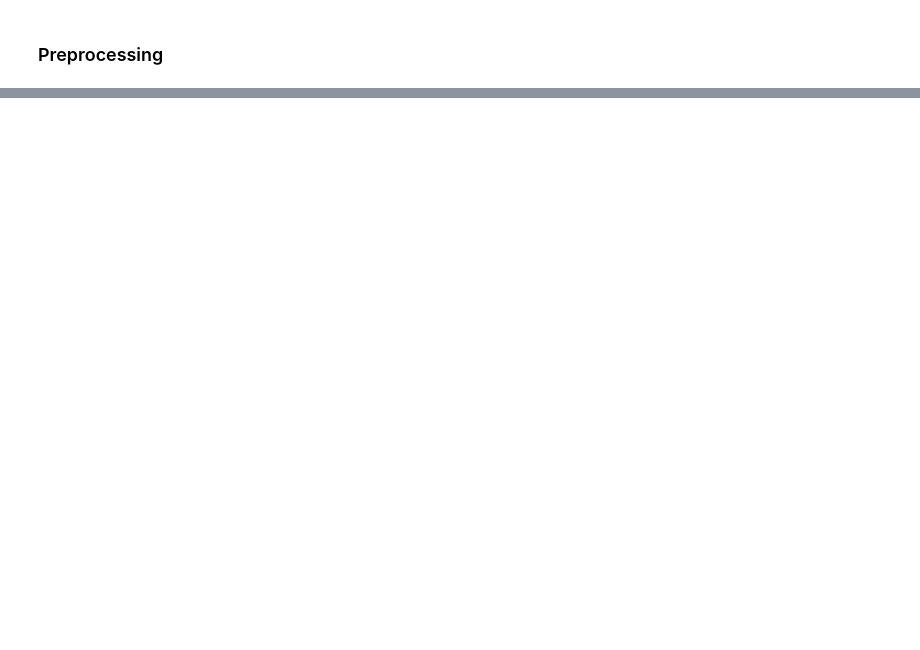
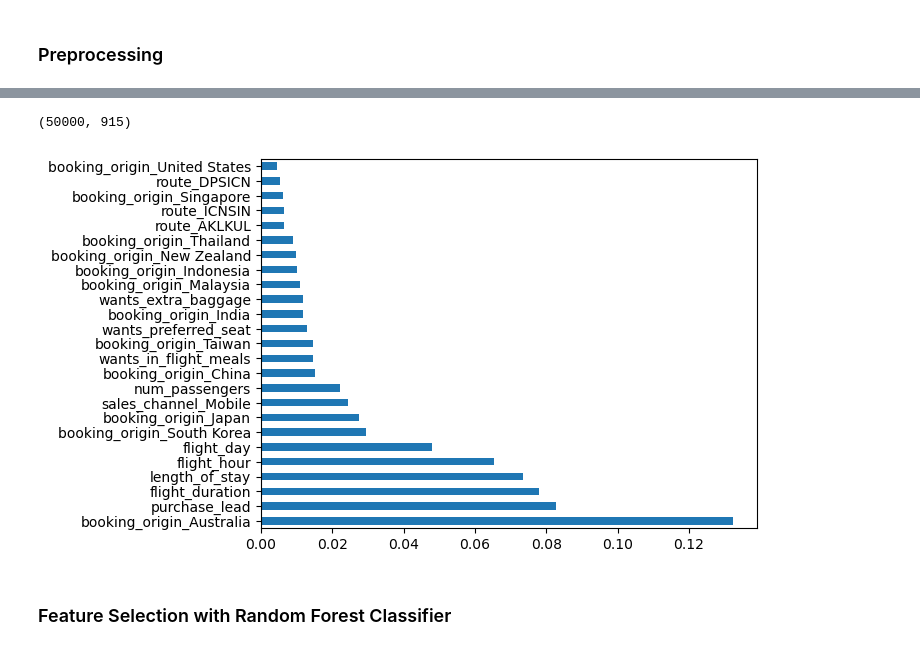
Before and after one commit to rizal-mujahiddan69/forage_BA, a Jupyter notebook: Getting Started_2.ipynb, the cells around one changed output, grey strips where cells are left out. Saved outputs shown, nothing was run; the diff lists cells and outputs as text; code cells hidden in the pictures; blank space fills up the shorter version.

```diff
--- a/Getting Started_2.ipynb
+++ b/Getting Started_2.ipynb
@@ -253,0 +262,14 @@ LinAlgError: SVD did not converge
+# %%
+from sklearn.model_selection import train_test_split
+from imblearn.over_sampling import SMOTE
+
+X = df.drop(['booking_complete'],axis=1)
+y = df['booking_complete']
+
+print(X.shape,y.shape)
+
+sm = SMOTE(random_state=42)
+X_res, y_res = sm.fit_resample(X, y)
+print(X_res.shape,y_res.shape)
+
+X_train,X_test,y_train,y_test = train_test_split(X_res, y_res,test_size=0.2)
@@ -253,0 +284,5 @@ LinAlgError: SVD did not converge
+# %%
+rf_clf = RandomForestClassifier(random_state=42)
+rf_clf.fit(X_train,y_train)
+y_pred = rf_clf.predict(X_test)
+print(classification_report(y_test,y_pred))
@@ -253,0 +298,13 @@ LinAlgError: SVD did not converge
+# %%
+X.shape
+# %% [output]
+(50000, 915)
+# %%
+# rf_clf.feature_importances_
+feat_importances = pd.Series(rf_clf.feature_importances_, index=X.columns)
+feat_importances.nlargest(25).plot(kind='barh')
+plt.show()
+# %% [output]
+[figure, added]
+# %% [markdown]
+### Feature Selection with Random Forest Classifier
```
Also changed, not shown: parts of 15 cells of this notebook.
